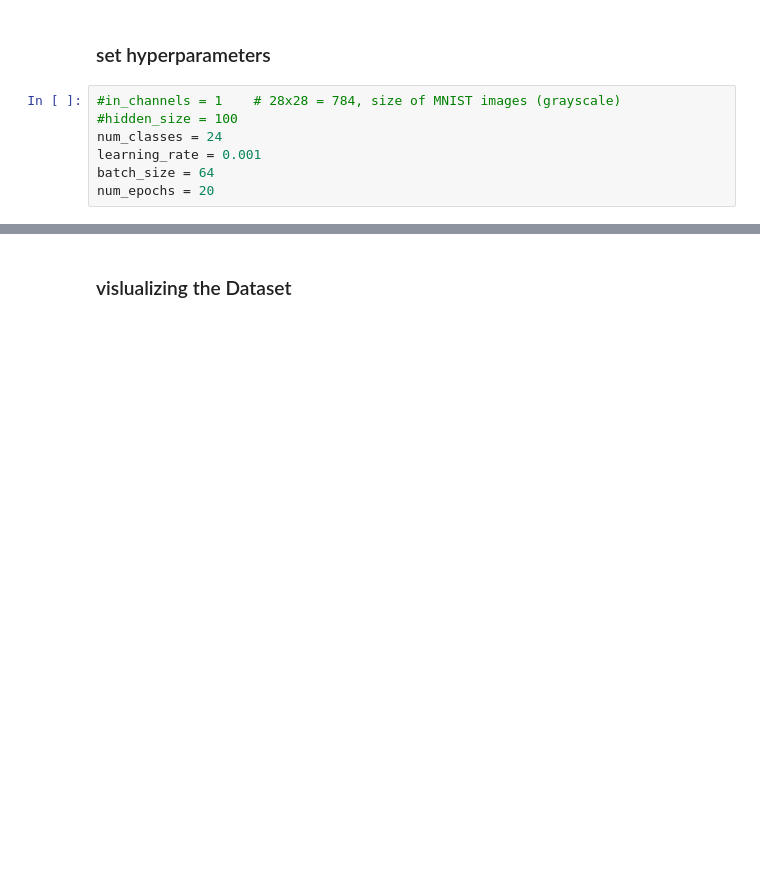
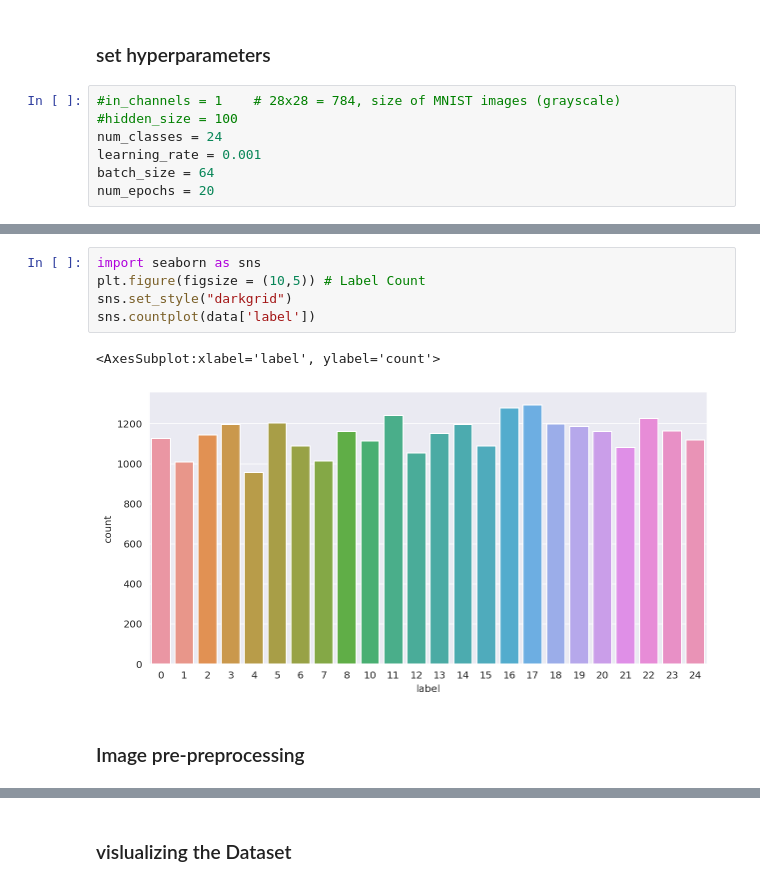
Before and after one commit to azadsadr/sign-language-detection, a Jupyter notebook: main.ipynb, the cells around one changed output, grey strips where cells are left out. Cells and saved outputs as stored; diff of their text form; blank space fills up the shorter version.

```diff
--- a/main.ipynb
+++ b/main.ipynb
@@ -36,0 +44,10 @@ test_data = preprocessing.SignDataset(csv_path="data/sign_mnist_test.csv", trans
+# %%
+import seaborn as sns
+plt.figure(figsize = (10,5)) # Label Count
+sns.set_style("darkgrid")
+sns.countplot(data['label'])
+# %% [output]
+<AxesSubplot:xlabel='label', ylabel='count'>
+[figure, added]
+# %% [markdown]
+### Image pre-preprocessing
```
Also changed, not shown: parts of 19 cells of this notebook, 4 other files.
